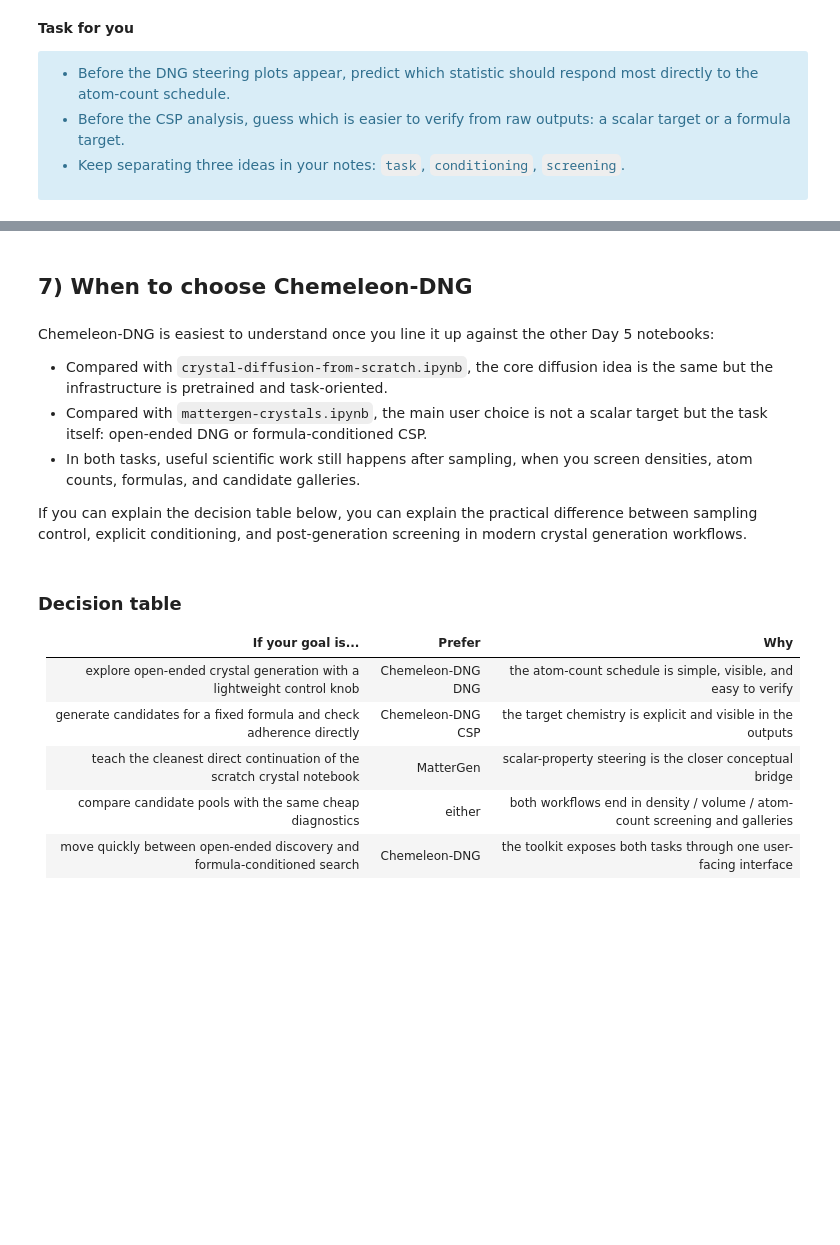
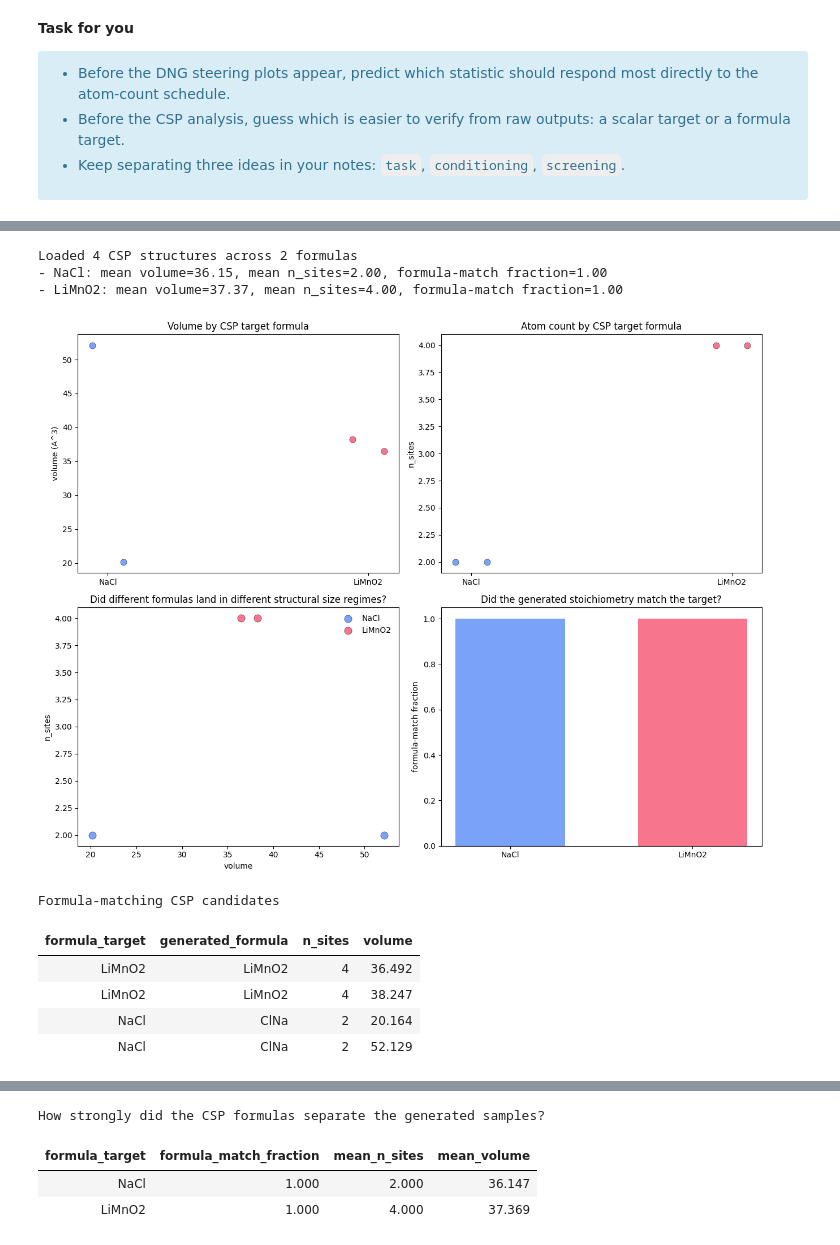
Before and after one commit to ddmms/camml-tutorials, a Jupyter notebook: notebooks/05-generative/chemeleon-crystals.ipynb, the cells around one changed output, grey strips where cells are left out. Drawn from its saved outputs; the diff is of its cells as text; code cells hidden in the pictures; blank space fills up the shorter version.

```diff
--- a/notebooks/05-generative/chemeleon-crystals.ipynb
+++ b/notebooks/05-generative/chemeleon-crystals.ipynb
@@ -635,4 +832,23 @@ Once we have multiple CSP samples per formula, the notebook can do more than sho
 # %%
 csp_analysis = analyze_csp_samples(csp_samples, csp_targets, CHEMELEON_DNG_OUT)
 csp_rows = csp_analysis["rows"]
-csp_sorted_by_density = csp_analysis["sorted_by_density"]
+csp_summary_rows = csp_analysis["summary_rows"]
+csp_matching_rows = csp_analysis["matching_rows"]
+csp_mismatched_rows = csp_analysis["mismatched_rows"]
+
+render_rank_table(
+    'How strongly did the CSP formulas separate the generated samples?',
+    csp_summary_rows,
+    ['formula_target', 'formula_match_fraction', 'mean_n_sites', 'mean_volume'],
+)
+# %% [output]
+Loaded 4 CSP structures across 2 formulas
+- NaCl: mean volume=36.15, mean n_sites=2.00, formula-match fraction=1.00
+- LiMnO2: mean volume=37.37, mean n_sites=4.00, formula-match fraction=1.00
+[figure, added]
+Formula-matching CSP candidates
+| formula_target | generated_formula | n_sites | volume |
+| LiMnO2 | LiMnO2 | 4 | 36.492 |
+| LiMnO2 | LiMnO2 | 4 | 38.247 |
+| NaCl | ClNa | 2 | 20.164 |
+| NaCl | ClNa | 2 | 52.129 |
@@ -639,20 +856,4 @@ csp_sorted_by_density = csp_analysis["sorted_by_density"]
+How strongly did the CSP formulas separate the generated samples?
+| formula_target | formula_match_fraction | mean_n_sites | mean_volume |
+| NaCl | 1.000 | 2.000 | 36.147 |
+| LiMnO2 | 1.000 | 4.000 | 37.369 |
-# %% [markdown]
-## 7) When to choose Chemeleon-DNG
-# %% [markdown]
-Chemeleon-DNG is easiest to understand once you line it up against the other Day 5 notebooks:
-
-- Compared with `crystal-diffusion-from-scratch.ipynb`, the core diffusion idea is the same but the infrastructure is pretrained and task-oriented.
-- Compared with `mattergen-crystals.ipynb`, the main user choice is not a scalar target but the task itself: open-ended DNG or formula-conditioned CSP.
-- In both tasks, useful scientific work still happens after sampling, when you screen densities, atom counts, formulas, and candidate galleries.
-
-If you can explain the decision table below, you can explain the practical difference between sampling control, explicit conditioning, and post-generation screening in modern crystal generation workflows.
-# %% [markdown]
-### Decision table
-
-| If your goal is... | Prefer | Why |
-| --- | --- | --- |
-| explore open-ended crystal generation with a lightweight control knob | Chemeleon-DNG DNG | the atom-count schedule is simple, visible, and easy to verify |
-| generate candidates for a fixed formula and check adherence directly | Chemeleon-DNG CSP | the target chemistry is explicit and visible in the outputs |
-| teach the cleanest direct continuation of the scratch crystal notebook | MatterGen | scalar-property steering is the closer conceptual bridge |
-| compare candidate pools with the same cheap diagnostics | either | both workflows end in density / volume / atom-count screening and galleries |
-| move quickly between open-ended discovery and formula-conditioned search | Chemeleon-DNG | the toolkit exposes both tasks through one user-facing interface |
```
Also changed, not shown: parts of 21 cells of this notebook, 5 other files.
